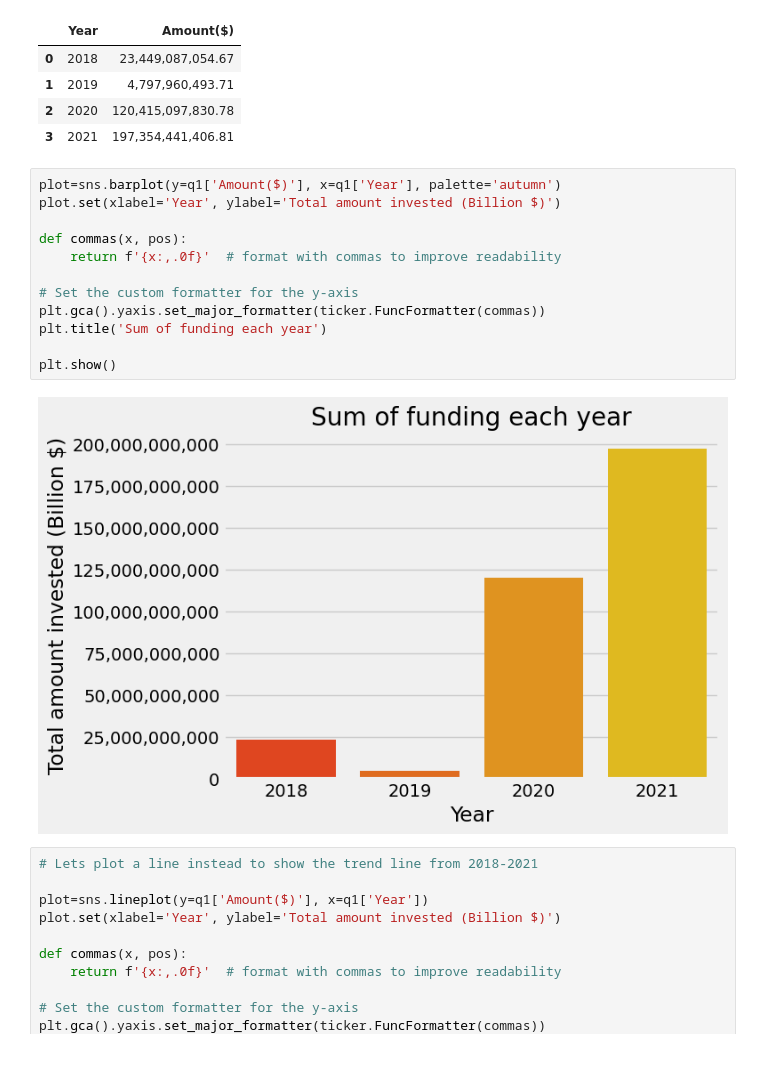
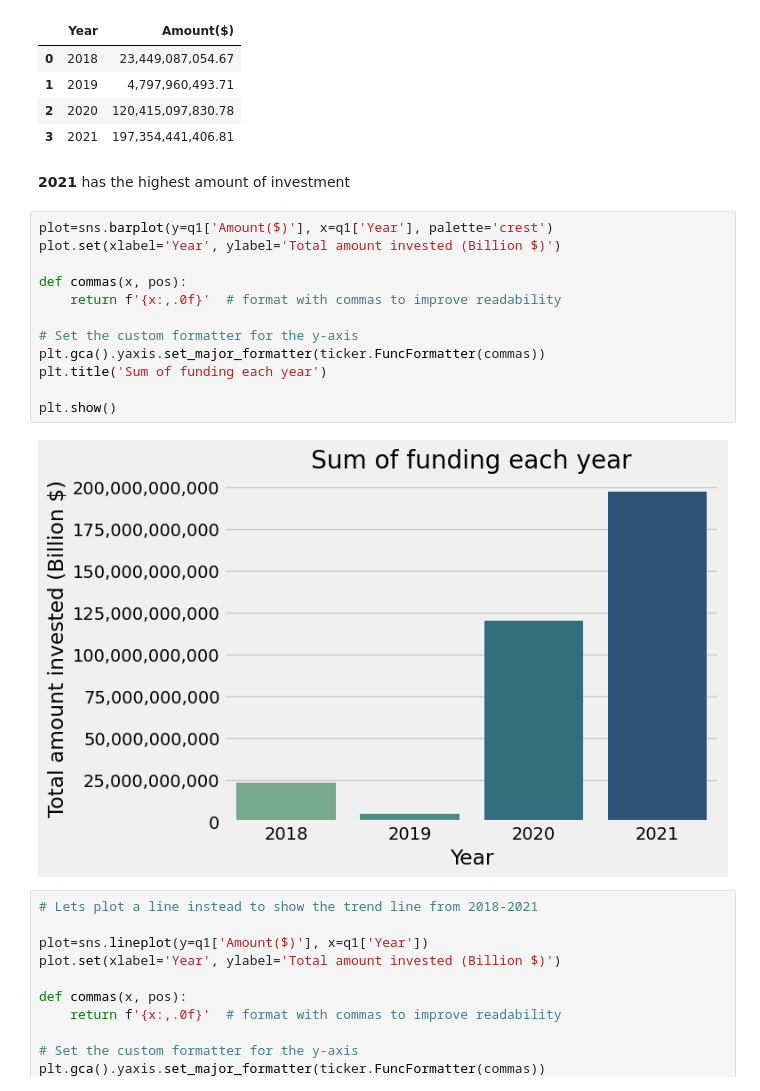
Before and after one commit to Azie88/Beginner-Data-Analysis, a Jupyter notebook: Project_notebook.ipynb, the cells around one changed output. Cells and saved outputs as stored; diff of their text form; blank space fills up the shorter version.

```diff
--- a/Project_notebook.ipynb
+++ b/Project_notebook.ipynb
@@ -1767,20 +1751,22 @@ q1
 | 1 | 2019 | 4,797,960,493.71 |
 | 2 | 2020 | 120,415,097,830.78 |
 | 3 | 2021 | 197,354,441,406.81 |
+# %% [markdown]
+**2021** has the highest amount of investment
 # %%
-plot=sns.barplot(y=q1['Amount($)'], x=q1['Year'], palette='autumn')
+plot=sns.barplot(y=q1['Amount($)'], x=q1['Year'], palette='crest')
 plot.set(xlabel='Year', ylabel='Total amount invested (Billion $)')
 
 def commas(x, pos):
     return f'{x:,.0f}'  # format with commas to improve readability
 
 # Set the custom formatter for the y-axis
 plt.gca().yaxis.set_major_formatter(ticker.FuncFormatter(commas))
 plt.title('Sum of funding each year')
 
 plt.show()
 # %% [output]
-[figure, old version]
+[figure, new version]
 # %%
 # Lets plot a line instead to show the trend line from 2018-2021
 
```
Also changed, not shown: parts of 34 cells of this notebook.
